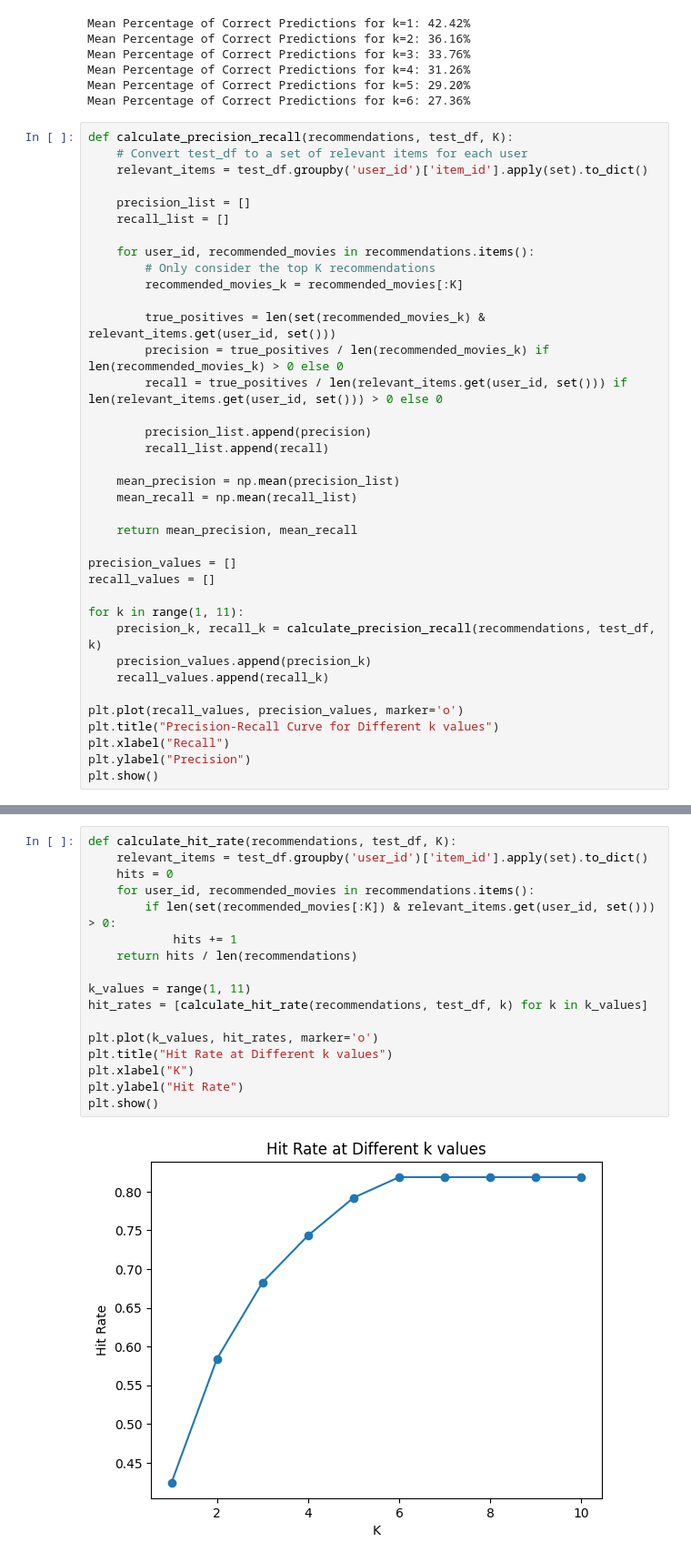
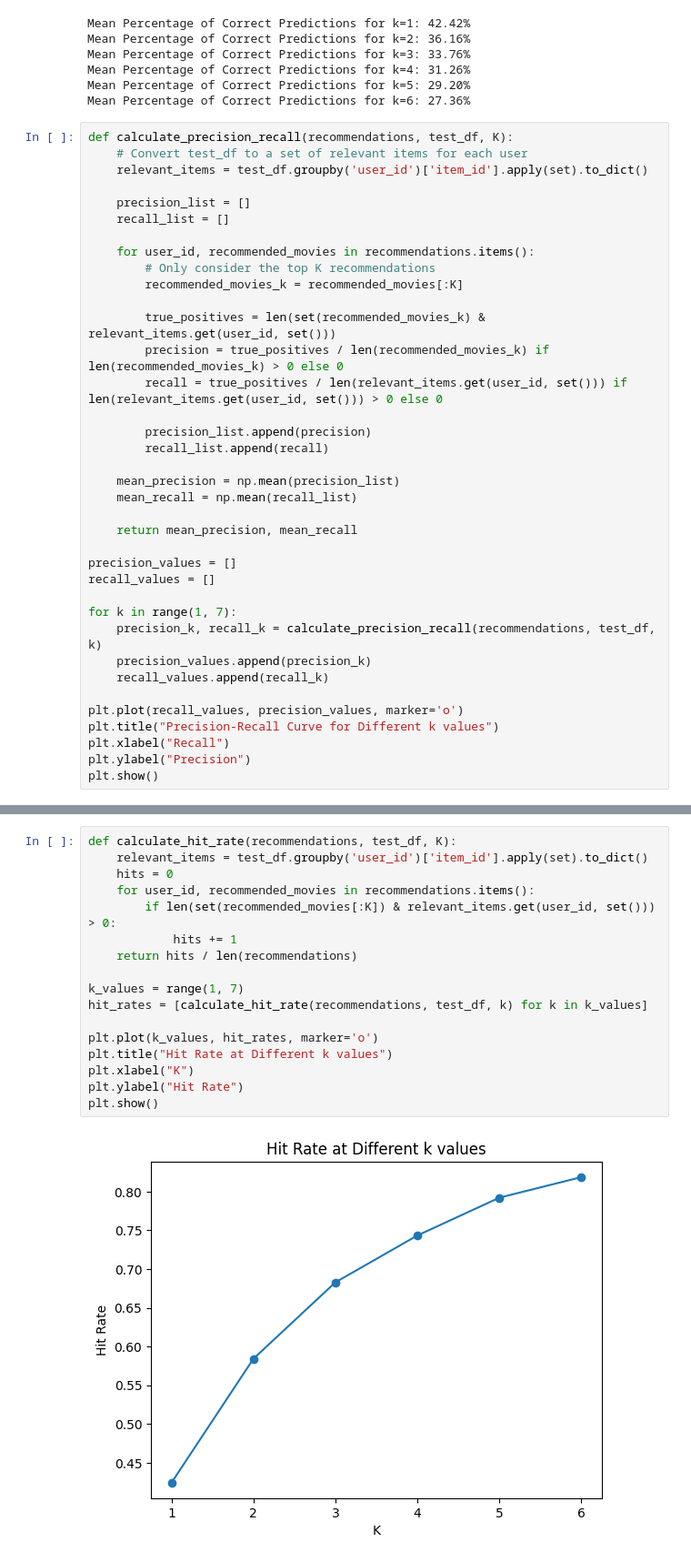
Before and after one commit to jiaawe/movielens_recommendation, a Jupyter notebook: collaborative-filtering.ipynb, the cells around one changed output, grey strips where cells are left out. Shown at 91% size. Cells and saved outputs as stored; diff of their text form.

```diff
--- a/collaborative-filtering.ipynb
+++ b/collaborative-filtering.ipynb
@@ -264,7 +264,7 @@ def calculate_precision_recall(recommendations, test_df, K):
 precision_values = []
 recall_values = []
 
-for k in range(1, 11):
+for k in range(1, 7):
     precision_k, recall_k = calculate_precision_recall(recommendations, test_df, k)
     precision_values.append(precision_k)
     recall_values.append(recall_k)
@@ -279,19 +279,19 @@ plt.show()
 # %%
 def calculate_hit_rate(recommendations, test_df, K):
     relevant_items = test_df.groupby('user_id')['item_id'].apply(set).to_dict()
     hits = 0
     for user_id, recommended_movies in recommendations.items():
         if len(set(recommended_movies[:K]) & relevant_items.get(user_id, set())) > 0:
             hits += 1
     return hits / len(recommendations)
 
-k_values = range(1, 11)
+k_values = range(1, 7)
 hit_rates = [calculate_hit_rate(recommendations, test_df, k) for k in k_values]
 
 plt.plot(k_values, hit_rates, marker='o')
 plt.title("Hit Rate at Different k values")
 plt.xlabel("K")
 plt.ylabel("Hit Rate")
 plt.show()
 # %% [output]
-[figure, old version]
+[figure, new version]
```
